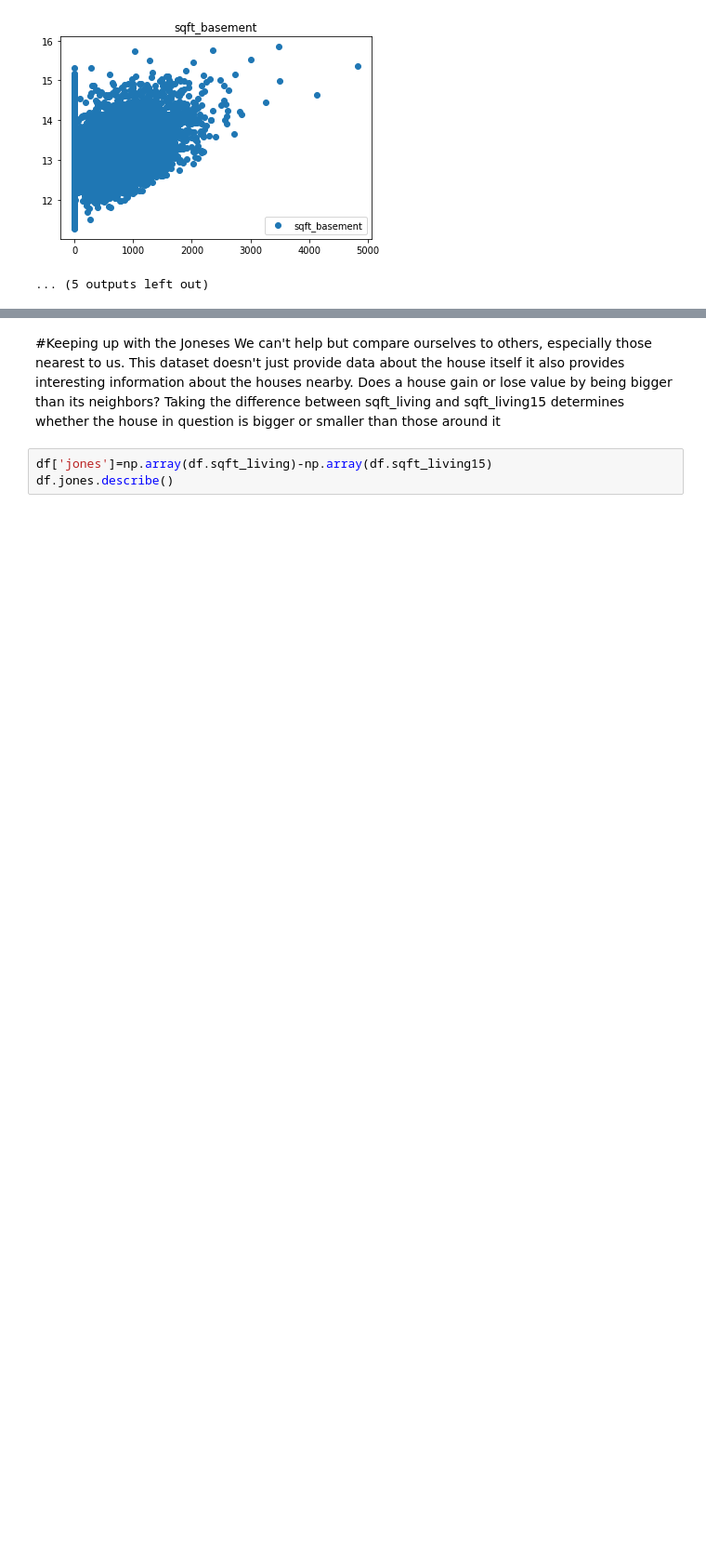
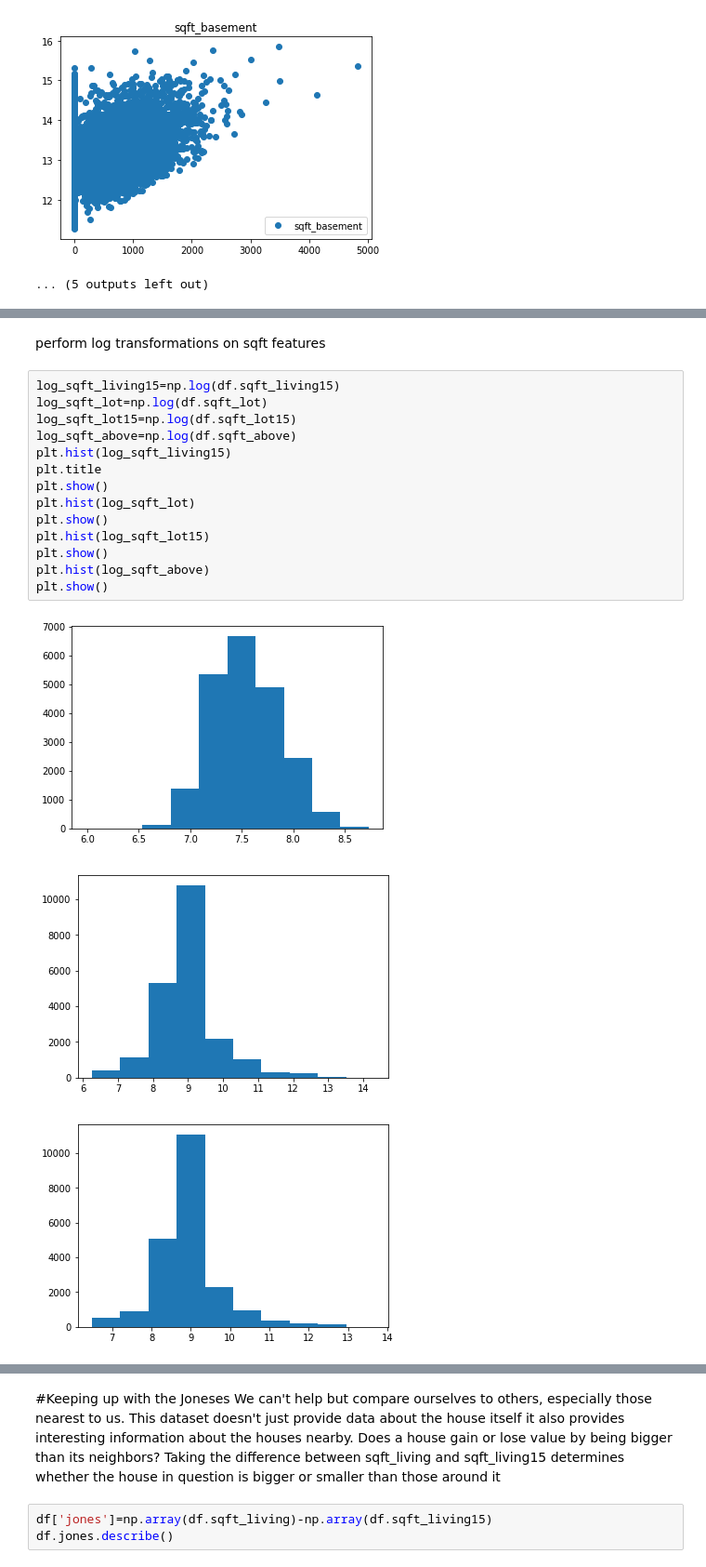
Before and after one commit to ktzioumis/Kings-County-Housing-Prices, a Jupyter notebook: student.ipynb, the cells around one changed output, grey strips where cells are left out. Shown at 93% size. Drawn from its saved outputs; the diff is of its cells as text; blank space fills up the shorter version.

```diff
--- a/student.ipynb
+++ b/student.ipynb
@@ -658,0 +702,20 @@ for col in df.columns:
+# %% [markdown]
+perform log transformations on sqft features
+# %%
+log_sqft_living15=np.log(df.sqft_living15)
+log_sqft_lot=np.log(df.sqft_lot)
+log_sqft_lot15=np.log(df.sqft_lot15)
+log_sqft_above=np.log(df.sqft_above)
+plt.hist(log_sqft_living15)
+plt.title
+plt.show()
+plt.hist(log_sqft_lot)
+plt.show()
+plt.hist(log_sqft_lot15)
+plt.show()
+plt.hist(log_sqft_above)
+plt.show()
+# %% [output]
+[figure, added]
+[figure, added]
+[figure, added]
```
Also changed, not shown: parts of 22 cells of this notebook.
